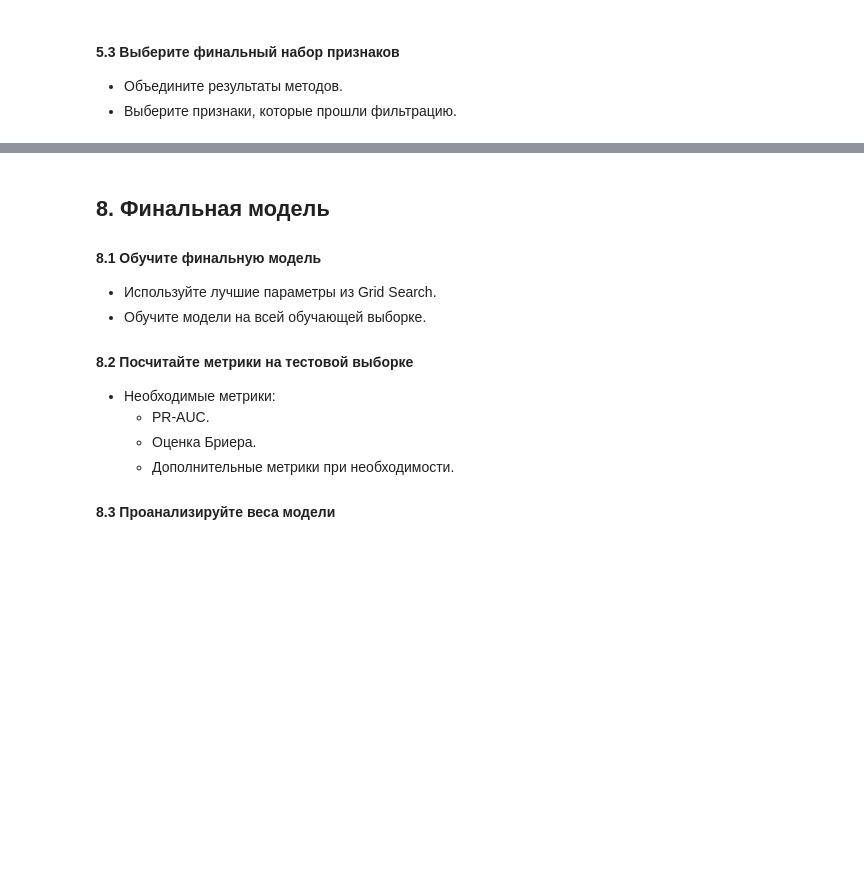
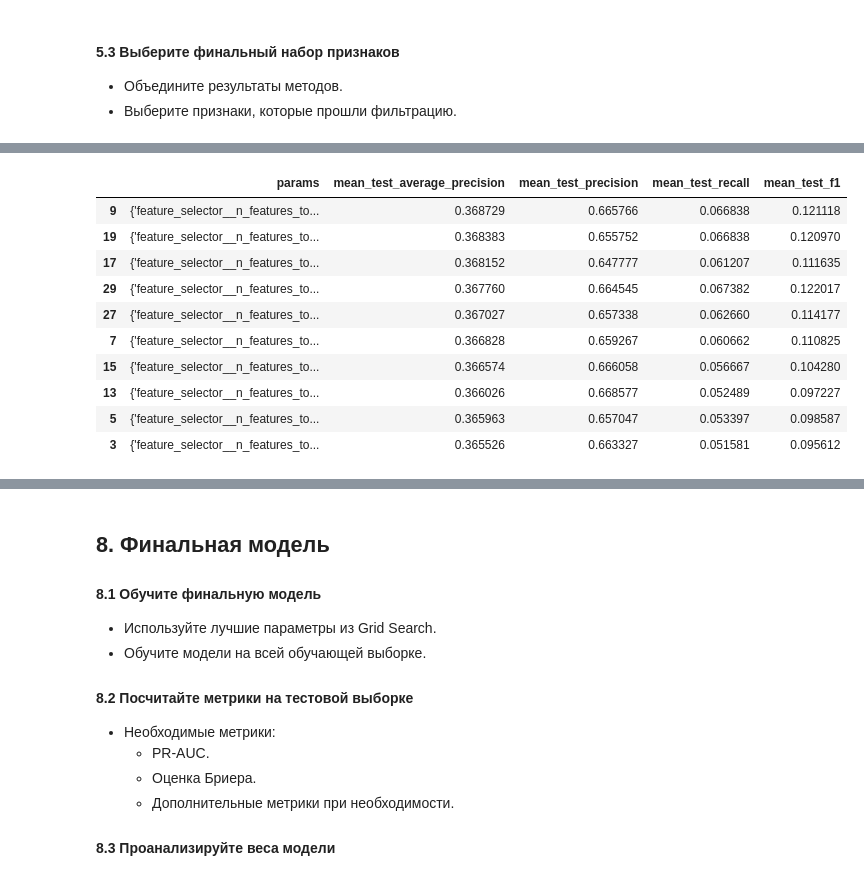
Before and after one commit to TemaQDX/sprint_12_project_advandex, a Jupyter notebook: sprint_12_project_advandex_Artem_Burov.ipynb, the cells around one changed output, grey strips where cells are left out. Drawn from its saved outputs; the diff is of its cells as text; code cells hidden in the pictures; blank space fills up the shorter version.

```diff
--- a/sprint_12_project_advandex_Artem_Burov.ipynb
+++ b/sprint_12_project_advandex_Artem_Burov.ipynb
@@ -1578,0 +1972,28 @@ memory usage: 7.6 MB
+# %%
+# Создайте объект GridSearchCV
+grid_svm = GridSearchCV(
+    estimator=pipeline_SVM,           # объект с пайплайном
+    param_grid=param_grid_svm,    # словарь с сеткой гиперпараметров
+    cv=kfold,                           # 5-фолдовая стратифицированная кросс-валидация
+    scoring=scoring,                    # словарь с названиями метрик для оценки моделей
+    refit='average_precision',          # выбираем лучшую модель по PR AUC
+    n_jobs=-1,                          # использовать все ядра процессора
+    verbose=1                           # краткий вывод информации
+)
+
+# Запуск поиска
+grid_svm.fit(X_train_val, y_train_val)
+
+# Сохраняем лучшую комбинацию гиперпараметров в отдельную переменную
+best_params_svm = grid_svm.best_params_
+
+# Сохраняем лучшую модель в отдельную переменную
+best_estimator_svm = grid_svm.best_estimator_
+
+# Сохраняем лучший результат pr_auc в отдельную переменную, округлив результат до 3 знаков после запятой
+best_score_svm = round(grid_svm.best_score_, 3)
+
+# Вывод лучших гиперпараметров, модели и результата
+print("Лучшие гиперпараметры:", best_params_svm)
+print("Лучшая модель:", best_estimator_svm)
+print("Лучший средний результат PR-AUC на кросс-валидации:", best_score_svm)
@@ -1578,0 +2037,16 @@ memory usage: 7.6 MB
+# %%
+results_svm = pd.DataFrame(grid_svm.cv_results_)
+results_svm = results_svm[['params', 'mean_test_average_precision', 'mean_test_precision', 'mean_test_recall', 'mean_test_f1']].sort_values('mean_test_average_precision', ascending = False).head(10)
+results_svm
+# %% [output]
+|  | params | mean_test_average_precision | mean_test_precision | mean_test_recall | mean_test_f1 |
+| 9 | {'feature_selector__n_features_to... | 0.368729 | 0.665766 | 0.066838 | 0.121118 |
+| 19 | {'feature_selector__n_features_to... | 0.368383 | 0.655752 | 0.066838 | 0.120970 |
+| 17 | {'feature_selector__n_features_to... | 0.368152 | 0.647777 | 0.061207 | 0.111635 |
+| 29 | {'feature_selector__n_features_to... | 0.367760 | 0.664545 | 0.067382 | 0.122017 |
+| 27 | {'feature_selector__n_features_to... | 0.367027 | 0.657338 | 0.062660 | 0.114177 |
+| 7 | {'feature_selector__n_features_to... | 0.366828 | 0.659267 | 0.060662 | 0.110825 |
+| 15 | {'feature_selector__n_features_to... | 0.366574 | 0.666058 | 0.056667 | 0.104280 |
+| 13 | {'feature_selector__n_features_to... | 0.366026 | 0.668577 | 0.052489 | 0.097227 |
+| 5 | {'feature_selector__n_features_to... | 0.365963 | 0.657047 | 0.053397 | 0.098587 |
+| 3 | {'feature_selector__n_features_to... | 0.365526 | 0.663327 | 0.051581 | 0.095612 |
```
Also changed, not shown: parts of 58 cells of this notebook.
